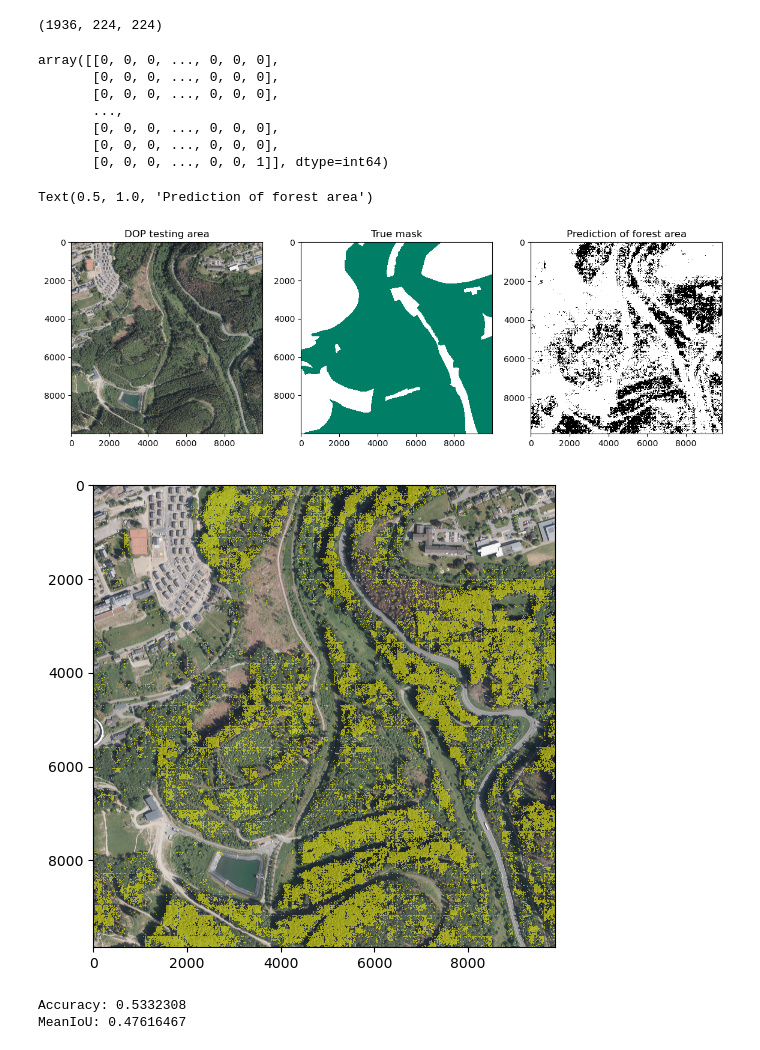
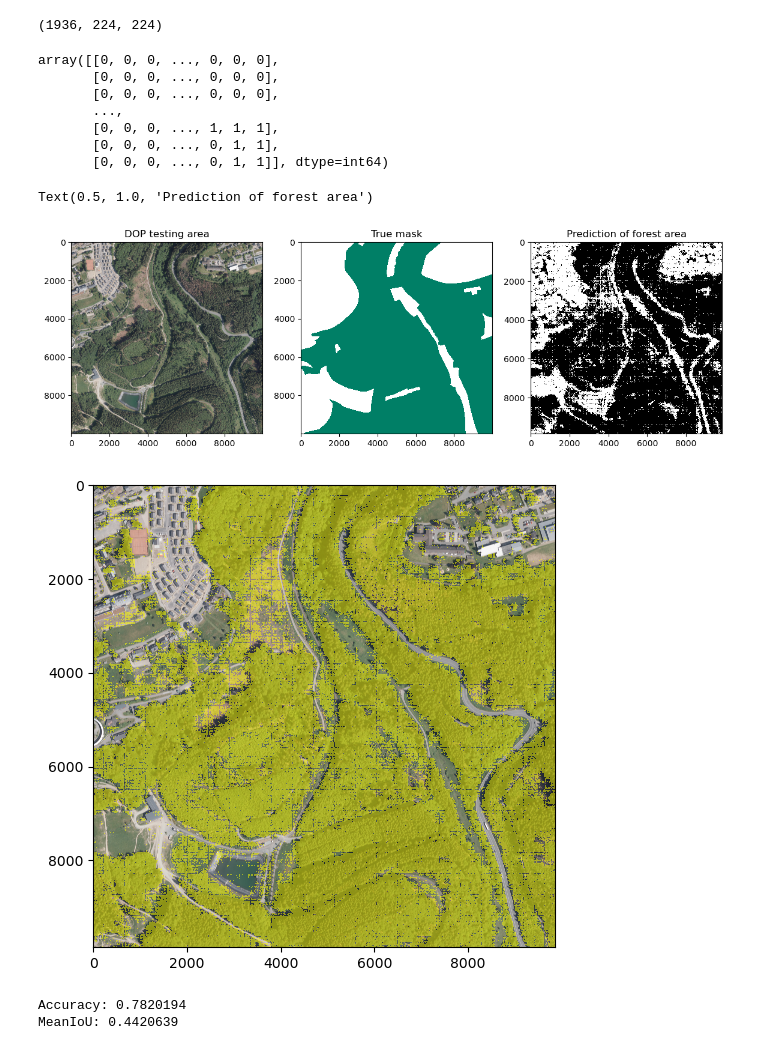
Before and after one commit to kolibril13/forest_mask, a Jupyter notebook: normal_unet/prediction.ipynb, the cells around one changed output. Cells and saved outputs as stored; diff of their text form; code cells hidden in the pictures.

Commit message:
include optional data augmentation for the data generator, restructure data and run model again

```diff
--- a/normal_unet/prediction.ipynb
+++ b/normal_unet/prediction.ipynb
@@ -10,7 +10,7 @@ sys.path.append('D:/COPY/Projekt_FF/Scripts/src/')
 ### Model testing
 # %%
 # Load model
-model = tf.keras.models.load_model('D:/COPY/Projekt_FF/Process//UNet_forest_with_augmentation')
+model = tf.keras.models.load_model('D:/COPY/Projekt_FF/Process//UNet_forest')
 # %%
 # Load test DOP
 #filepath = 'D:/COPY/Projekt_FF/Process/dop_test_forestmask.nc'
@@ -44,7 +44,7 @@ tilesize = 224
 # Provide data generator with the test DOP
 from datagen import CustomImageDataGenerator
 
-cidg_test   = CustomImageDataGenerator(dop_test, tilesize=tilesize, sampletype='test')
+cidg_test = CustomImageDataGenerator(dop_test, tilesize=tilesize, sampletype='test', data_augmentation=False)
 # %%
 # Predict forest area
 prediction = model.predict(cidg_test)
@@ -80,13 +80,13 @@ array([[0, 0, 0, ..., 0, 0, 0],
        [0, 0, 0, ..., 0, 0, 0],
        [0, 0, 0, ..., 0, 0, 0],
        ...,
-       [0, 0, 0, ..., 0, 0, 0],
-       [0, 0, 0, ..., 0, 0, 0],
-       [0, 0, 0, ..., 0, 0, 1]], dtype=int64)
+       [0, 0, 0, ..., 1, 1, 1],
+       [0, 0, 0, ..., 0, 1, 1],
+       [0, 0, 0, ..., 0, 1, 1]], dtype=int64)
 # %%
 # Plot final prediction
 fig, ax = plt.subplots(1,3, figsize=(14,10))
-ax[0].imshow(np.array([dop_test.Band1, dop_test.Band2, dop_test.Band3]).transpose(1,2,0))
+ax[0].imshow(np.array([dop_test.red, dop_test.green, dop_test.blue]).transpose(1,2,0))
 ax[0].set_title('DOP testing area')
 ax[1].imshow(np.where(dop_test.forest_mask==1,1,np.nan), interpolation='None', cmap='summer')
 ax[1].set_title('True mask')
@@ -94,19 +94,19 @@ ax[2].imshow(final_result, interpolation='None', cmap='Greys')
 ax[2].set_title('Prediction of forest area')
 # %% [output]
 Text(0.5, 1.0, 'Prediction of forest area')
-[figure, old version]
+[figure, new version]
 # %%
 y_rest = (dop_test.y.size%tilesize)
 x_rest = (dop_test.x.size%tilesize)
 # %%
 plt.figure(figsize=(10,6))
-plt.imshow(np.array([dop_test.Band1[:-y_rest,:-x_rest],
-                     dop_test.Band2[:-y_rest,:-x_rest],
-                     dop_test.Band3[:-y_rest,:-x_rest]]).transpose(1,2,0))
+plt.imshow(np.array([dop_test.red[:-y_rest,:-x_rest],
+                     dop_test.green[:-y_rest,:-x_rest],
+                     dop_test.blue[:-y_rest,:-x_rest]]).transpose(1,2,0))
 plt.imshow(np.where(final_result==1,1,np.nan), cmap='autumn_r', interpolation='None', alpha=0.5)
 plt.show()
 # %% [output]
-[figure, old version]
+[figure, new version]
 # %%
 # Calculate statistical metrics
 # Keras implementation of accuracy
@@ -119,5 +119,5 @@ mean_iou = tf.keras.metrics.MeanIoU(num_classes=2)
 mean_iou.update_state(final_result, dop_test.forest_mask[:-y_rest,:-x_rest])
 print('MeanIoU:', mean_iou.result().numpy())
 # %% [output]
-Accuracy: 0.5332308
-MeanIoU: 0.47616467
+Accuracy: 0.7820194
+MeanIoU: 0.4420639
```
Also changed, not shown: parts of 2 cells of this notebook, 2 other files.
